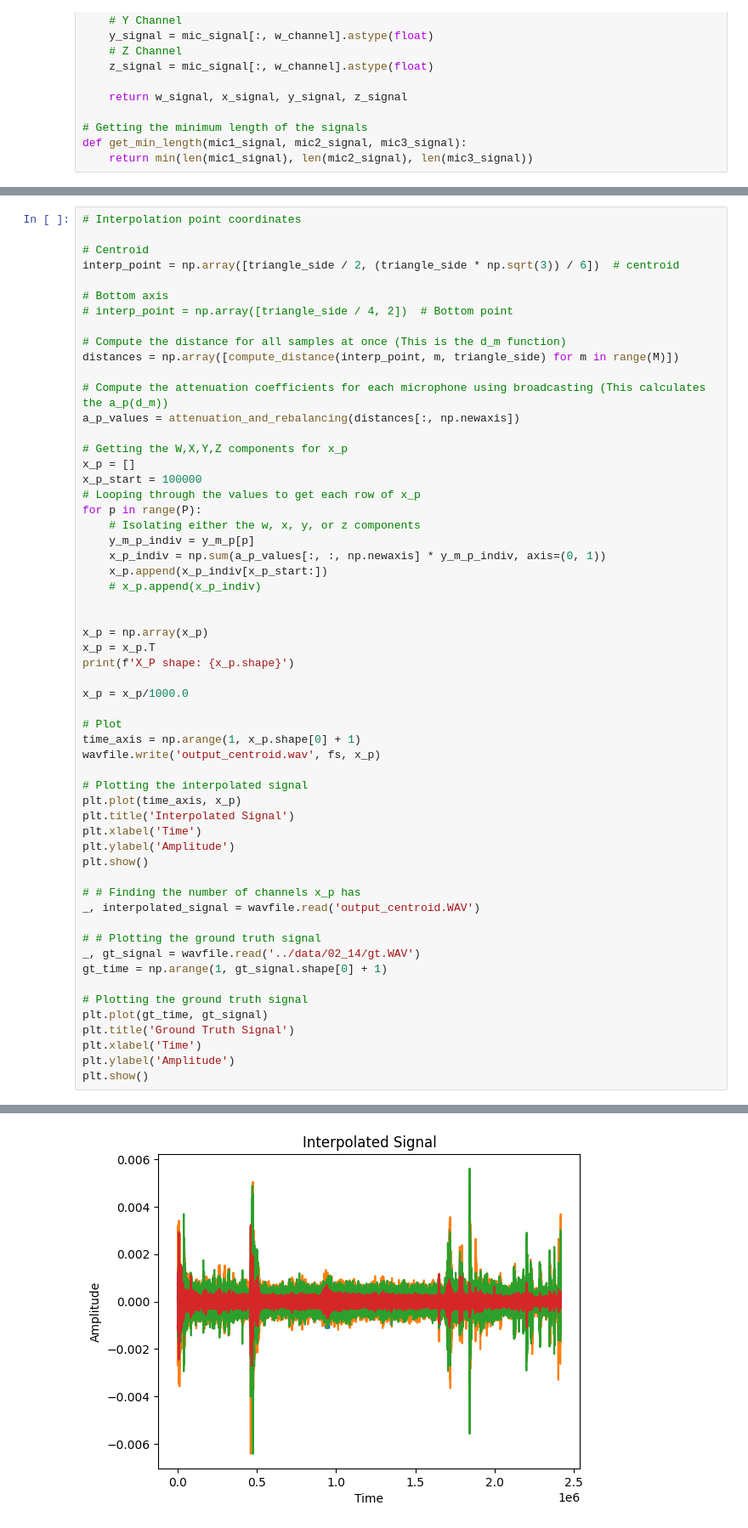
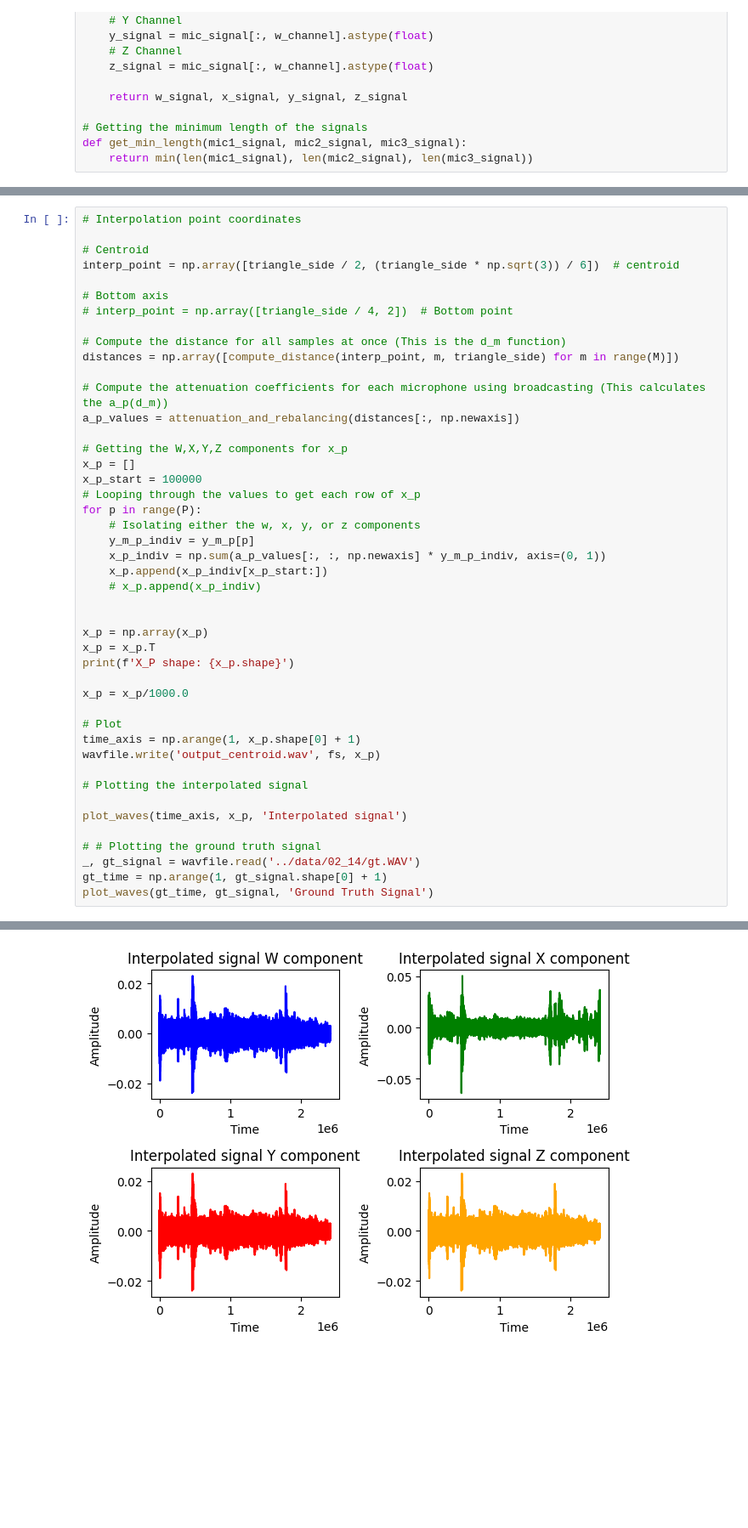
Before and after one commit to tjunjet/spatial_audio, a Jupyter notebook: codes/tj_weighted_dist.ipynb, the cells around one changed output, grey strips where cells are left out. Shown: that part at 85% size. Drawn from its saved outputs; the diff is of its cells as text; blank space fills up the shorter version.

```diff
--- a/codes/tj_weighted_dist.ipynb
+++ b/codes/tj_weighted_dist.ipynb
@@ -289,45 +316,33 @@ a_p_values = attenuation_and_rebalancing(distances[:, np.newaxis])
 # Getting the W,X,Y,Z components for x_p
 x_p = []
 x_p_start = 100000
 # Looping through the values to get each row of x_p
 for p in range(P):
     # Isolating either the w, x, y, or z components
     y_m_p_indiv = y_m_p[p]
     x_p_indiv = np.sum(a_p_values[:, :, np.newaxis] * y_m_p_indiv, axis=(0, 1))
     x_p.append(x_p_indiv[x_p_start:])
     # x_p.append(x_p_indiv)
 
 
 x_p = np.array(x_p)
 x_p = x_p.T
 print(f'X_P shape: {x_p.shape}')
 
 x_p = x_p/1000.0
 
 # Plot
 time_axis = np.arange(1, x_p.shape[0] + 1)
 wavfile.write('output_centroid.wav', fs, x_p)
 
 # Plotting the interpolated signal
-plt.plot(time_axis, x_p)
-plt.title('Interpolated Signal')
-plt.xlabel('Time')
-plt.ylabel('Amplitude')
-plt.show()
 
-# # Finding the number of channels x_p has
-_, interpolated_signal = wavfile.read('output_centroid.WAV')
+plot_waves(time_axis, x_p, 'Interpolated signal')
 
 # # Plotting the ground truth signal
 _, gt_signal = wavfile.read('../data/02_14/gt.WAV')
 gt_time = np.arange(1, gt_signal.shape[0] + 1)
-
-# Plotting the ground truth signal
-plt.plot(gt_time, gt_signal)
-plt.title('Ground Truth Signal')
-plt.xlabel('Time')
-plt.ylabel('Amplitude')
-plt.show()
+plot_waves(gt_time, gt_signal, 'Ground Truth Signal')
 # %% [output]
 X_P shape: (2418272, 4)
-[figure, old version]
+[figure, new version]
```
Also changed, not shown: parts of 11 cells of this notebook.
